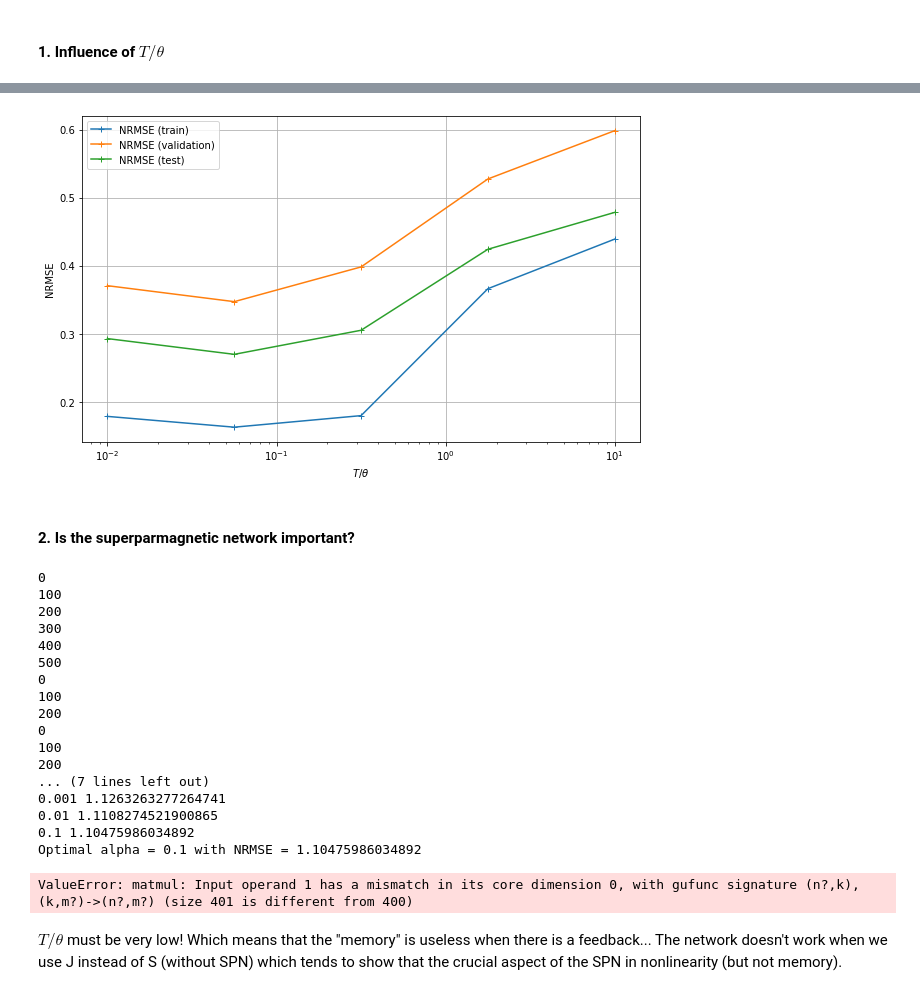
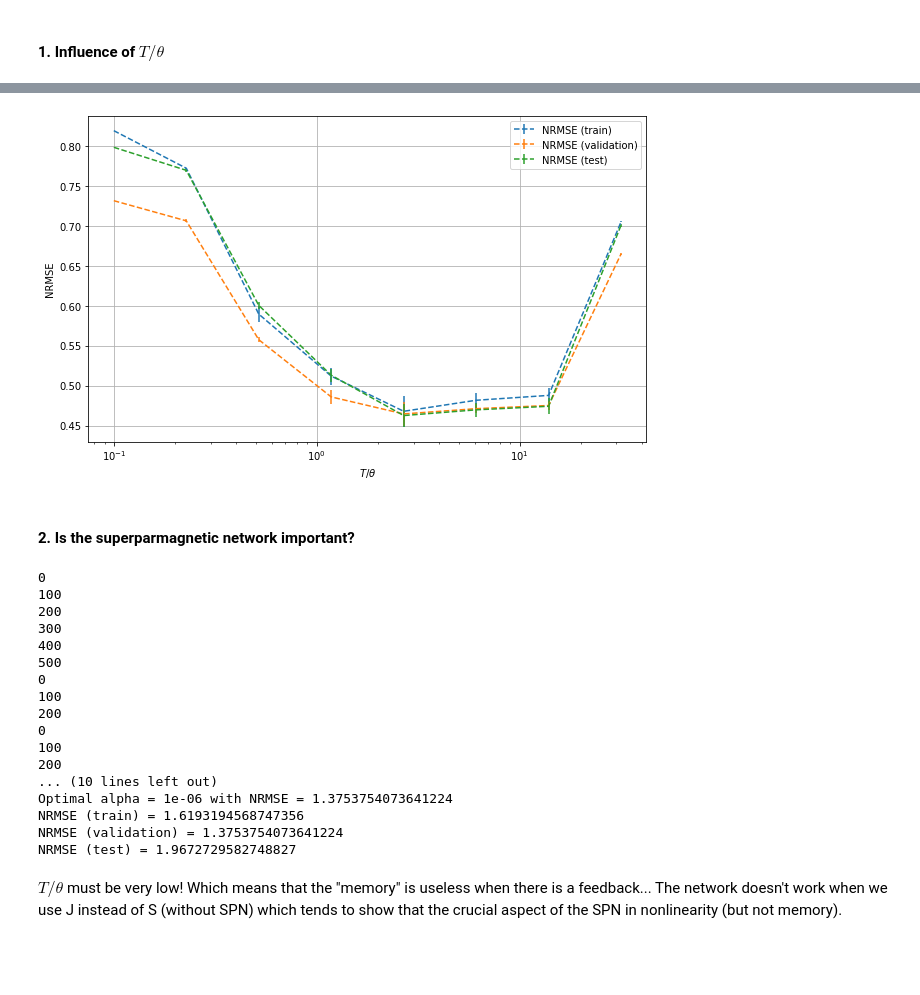
Before and after one commit to spintronic-computing-group/spnc, a Jupyter notebook: notebooks/SPNC-anisotropy/SP_anisotropy_learning.ipynb, the cells around one changed output, grey strips where cells are left out. Saved outputs shown, nothing was run; the diff lists cells and outputs as text; code cells hidden in the pictures; blank space fills up the shorter version.

```diff
--- a/notebooks/SPNC-anisotropy/SP_anisotropy_learning.ipynb
+++ b/notebooks/SPNC-anisotropy/SP_anisotropy_learning.ipynb
@@ -409,7 +401,7 @@ plt.show()
 # %% [markdown]
 ### Aspect of the output
 # %%
-(J,S) = net.gen_signal(u)
+S = net.gen_signal(u)
 time_S = net.get_time_list_S(S)
 # %% [output]
 Use bias
@@ -435,7 +427,7 @@ plt.show()
 # %%
 T_theta_list = np.logspace(-3,2,15)
 amplitude = []
-Ntrain = 500
+Ntrain = 200
 (u,y) = NARMA10(Ntrain)
 N_mean = 10
 L = 20
@@ -444,7 +436,7 @@ for T_t in T_theta_list:
     amp_mean = 0
     for i in range(N_mean):
         net = Single_Node_Reservoir_NARMA10(40,T_t,1,0.)
-        (J,S) = net.gen_signal(u)
+        S = net.gen_signal_fast(u)
         #M = max(S.flatten()[-L*net.Nvirt:])
         #m = min(S.flatten()[-L*net.Nvirt:])
         #amp_mean += M-m
@@ -481,15 +473,15 @@ plt.show()
 # %% [markdown]
 ### Training and fine-tuning
 # %%
-Ntrain = 500
-Nvalid = 200
+Ntrain = 5000
+Nvalid = 5000
 
 (u,y) = NARMA10(Ntrain)
 (u_valid,y_valid) = NARMA10(Nvalid)
 
-net = Single_Node_Reservoir_NARMA10(400,1e-2,8e-2,0.26)
-(J,S) = net.gen_signal(u)
-(J_valid,S_valid) = net.gen_signal(u_valid)
+net = Single_Node_Reservoir_NARMA10(400,3,1e-2,0.25)
+S = net.gen_signal_fast(u)
+S_valid = net.gen_signal_fast(u_valid)
 # %% [output]
 Use bias
 0
@@ -520,9 +524,9 @@ Optimal alpha = 0.00021544346900318823 with NRMSE (validation) = 0.3468199629621
 y_pred_train = net.predict(S)
 y_pred_valid = net.predict(S_valid)
 # %%
-Ntest = 200
+Ntest = 2000
 (u_test,y_test) = NARMA10(Ntest)
-(J_test,S_test) = net.gen_signal(u_test)
+S_test = net.gen_signal_fast(u_test)
 y_pred_test = net.predict(S_test)
 # %% [output]
 Use bias
@@ -682,34 +705,34 @@ Optimal alpha = 4.641588833612782e-05 with NRMSE (validation) = 0.58186900535332
 # %%
 plt.figure(figsize=(10,6))
-plt.plot(T_theta_list,NRMSE_train_list,marker='+',linestyle = '-',label="NRMSE (train)")
-plt.plot(T_theta_list,NRMSE_valid_list,marker='+',linestyle = '-',label="NRMSE (validation)")
-plt.plot(T_theta_list,NRMSE_test_list,marker='+',linestyle = '-',label="NRMSE (test)")
+plt.errorbar(T_theta_list,NRMSE_train_mean,NRMSE_train_std,linestyle = '--',label="NRMSE (train)")
+plt.errorbar(T_theta_list,NRMSE_valid_mean,NRMSE_valid_std,linestyle = '--',label="NRMSE (validation)")
+plt.errorbar(T_theta_list,NRMSE_test_mean,NRMSE_test_std,linestyle = '--',label="NRMSE (test)")
 plt.grid(True)
 plt.legend(loc="best")
 plt.xlabel(r'$T/\theta$')
 plt.ylabel("NRMSE")
 plt.xscale("log")
 plt.show()
 # %% [output]
-[figure, old version]
+[figure, new version]
 # %% [markdown]
 #### 2. Is the superparmagnetic network important?
 # %%
-Ntrain = 500
-Nvalid = 200
-Ntest = 200
+Ntrain = 1500
+Nvalid = 600
+Ntest = 600
 
 (u,y) = NARMA10(Ntrain)
 (u_valid,y_valid) = NARMA10(Nvalid)
 (u_test,y_test) = NARMA10(Ntest)
 
-net = Single_Node_Reservoir_NARMA10(400,1e-2,8e-2,0.,bias=False)
+net = Single_Node_Reservoir_NARMA10(100,1e-1,3*8e-2,0.26,bias=False)
 
 J = net.gen_signal_without_SPN(u)
 J_valid = net.gen_signal_without_SPN(u_valid)
 J_test = net.gen_signal_without_SPN(u_test)
 
-net.train_without_SPN(S,y,S_valid,y_valid)
+net.train_without_SPN(J,y,J_valid,y_valid)
 
 y_pred_train = net.predict(J)
 y_pred_valid = net.predict(J_valid)
@@ -731,12 +754,11 @@ print("NRMSE (test) = "+str(NRMSE_list(y_test,y_pred_test)))
 0
 100
 200
-... (7 lines left out)
-0.001 1.1263263277264741
-0.01 1.1108274521900865
-0.1 1.10475986034892
-Optimal alpha = 0.1 with NRMSE = 1.10475986034892
+... (10 lines left out)
+Optimal alpha = 1e-06 with NRMSE = 1.3753754073641224
+NRMSE (train) = 1.6193194568747356
+NRMSE (validation) = 1.3753754073641224
+NRMSE (test) = 1.9672729582748827
-ValueError: matmul: Input operand 1 has a mismatch in its core dimension 0, with gufunc signature (n?,k),(k,m?)->(n?,m?) (size 401 is different from 400)
 # %% [markdown]
 $T/\theta$ must be very low! Which means that the "memory" is useless when there is a feedback... The network doesn't work when we use J instead of S (without SPN) which tends to show that the crucial aspect of the SPN in nonlinearity (but not memory).
 # %% [markdown]
```
Also changed, not shown: parts of 17 cells of this notebook, 3 other files.
